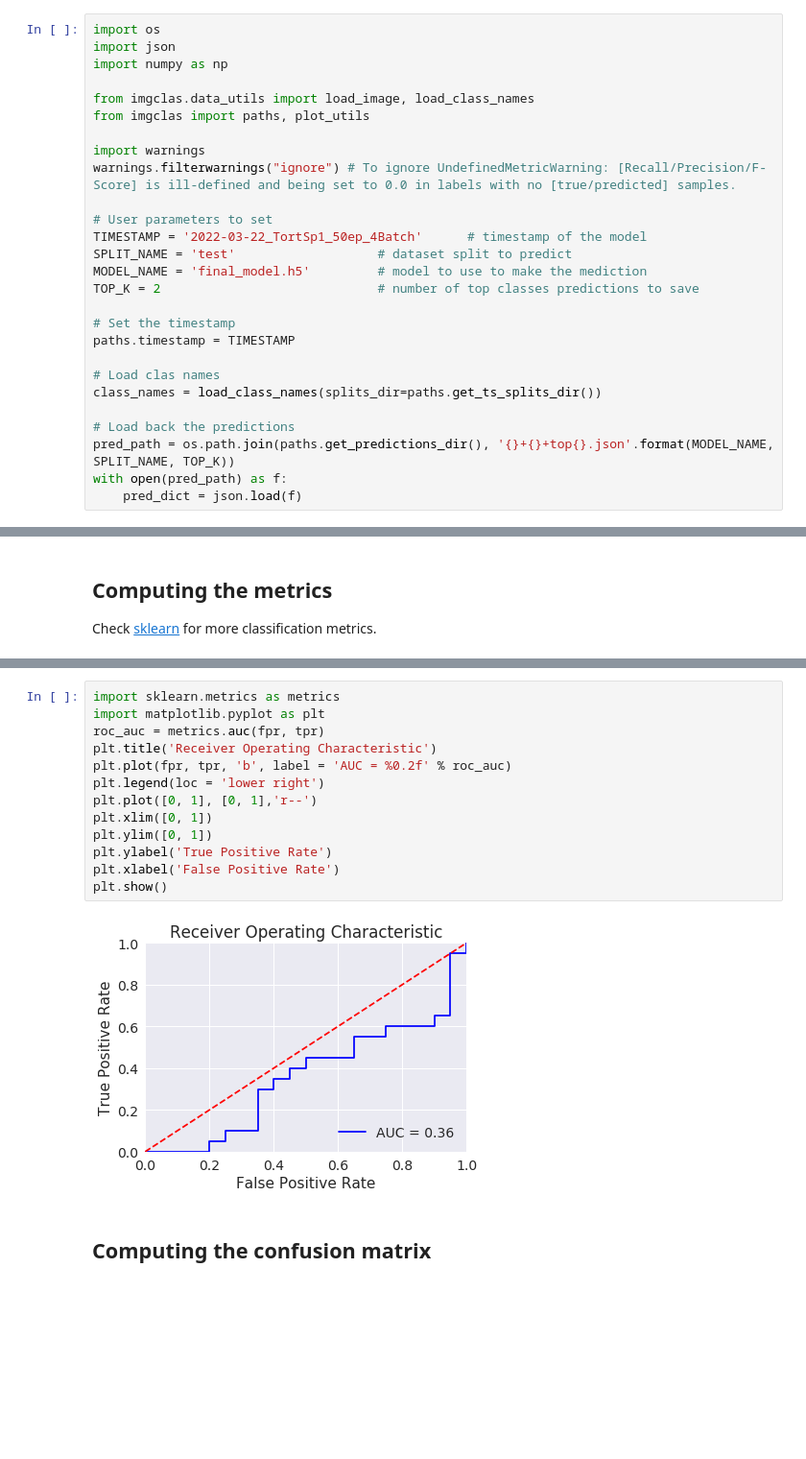
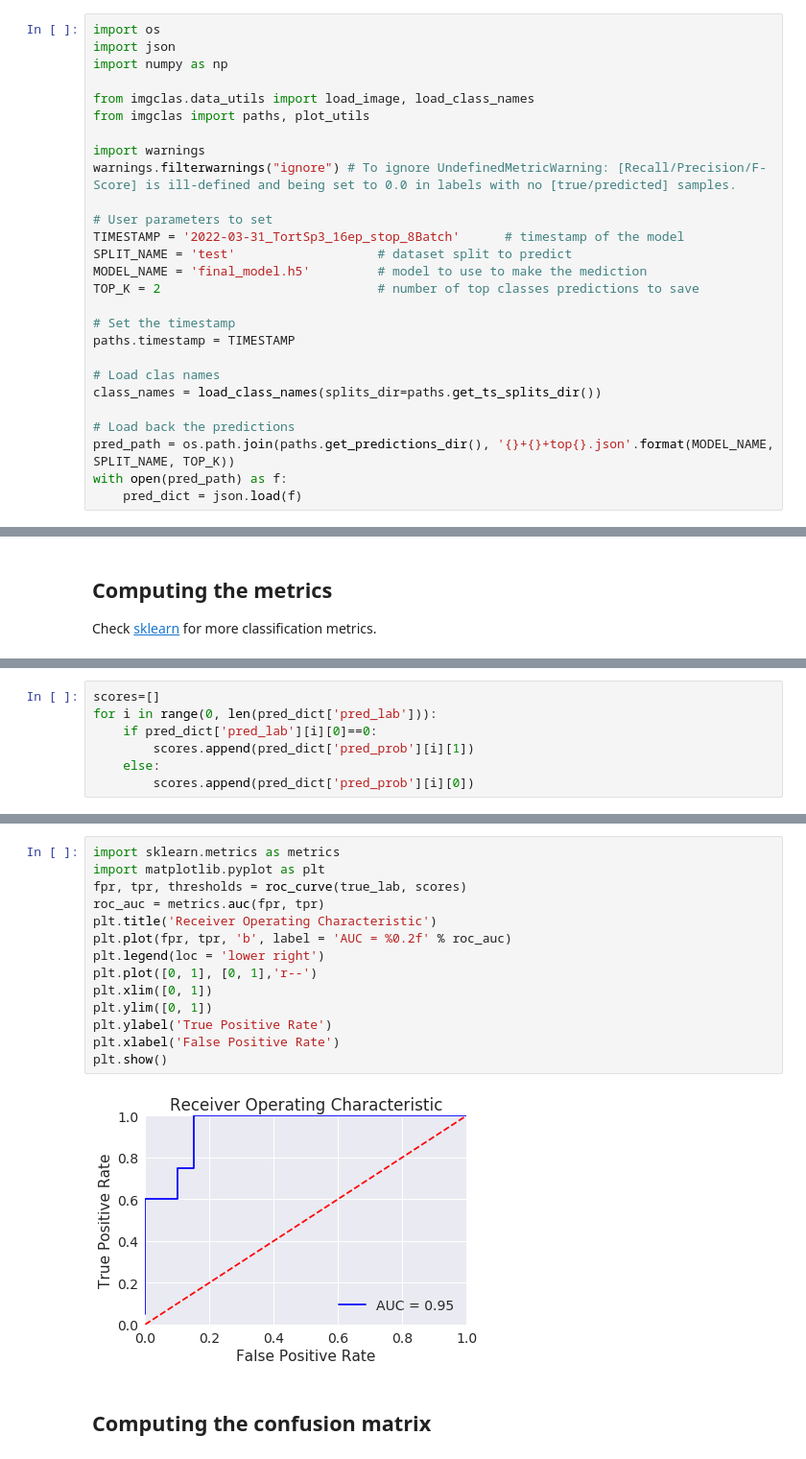
Before and after one commit to MiriamCobo/CoronaryArteries, a Jupyter notebook: notebooks/3.1-Prediction_statistics.ipynb, the cells around one changed output, grey strips where cells are left out. Shown at 96% size. Saved outputs shown, nothing was run; the diff lists cells and outputs as text; blank space fills up the shorter version.

```diff
--- a/notebooks/3.1-Prediction_statistics.ipynb
+++ b/notebooks/3.1-Prediction_statistics.ipynb
@@ -21,7 +21,7 @@ import warnings
 warnings.filterwarnings("ignore") # To ignore UndefinedMetricWarning: [Recall/Precision/F-Score] is ill-defined and being set to 0.0 in labels with no [true/predicted] samples.
 
 # User parameters to set
-TIMESTAMP = '2022-03-22_TortSp1_50ep_4Batch'      # timestamp of the model
+TIMESTAMP = '2022-03-31_TortSp3_16ep_stop_8Batch'      # timestamp of the model
 SPLIT_NAME = 'test'                   # dataset split to predict
 MODEL_NAME = 'final_model.h5'         # model to use to make the mediction
 TOP_K = 2                             # number of top classes predictions to save
@@ -96,3 +96,10 @@ Weighted F1 score: 82.5 %
+# %%
+scores=[]
+for i in range(0, len(pred_dict['pred_lab'])):
+    if pred_dict['pred_lab'][i][0]==0:
+        scores.append(pred_dict['pred_prob'][i][1])
+    else:
+        scores.append(pred_dict['pred_prob'][i][0])
 # %%
 # https://machinelearningmastery.com/roc-curves-and-precision-recall-curves-for-classification-in-python/
 from sklearn.metrics import roc_curve, roc_auc_score, precision_recall_curve
@@ -134,18 +141,19 @@ Specificity: 0.80
 # %%
 import sklearn.metrics as metrics
 import matplotlib.pyplot as plt
+fpr, tpr, thresholds = roc_curve(true_lab, scores)
 roc_auc = metrics.auc(fpr, tpr)
 plt.title('Receiver Operating Characteristic')
 plt.plot(fpr, tpr, 'b', label = 'AUC = %0.2f' % roc_auc)
 plt.legend(loc = 'lower right')
 plt.plot([0, 1], [0, 1],'r--')
 plt.xlim([0, 1])
 plt.ylim([0, 1])
 plt.ylabel('True Positive Rate')
 plt.xlabel('False Positive Rate')
 plt.show()
 # %% [output]
-[figure, old version]
+[figure, new version]
 # %% [markdown]
 ## Computing the confusion matrix
 # %%
```
Also changed, not shown: parts of 2 cells of this notebook, 2 other files.
